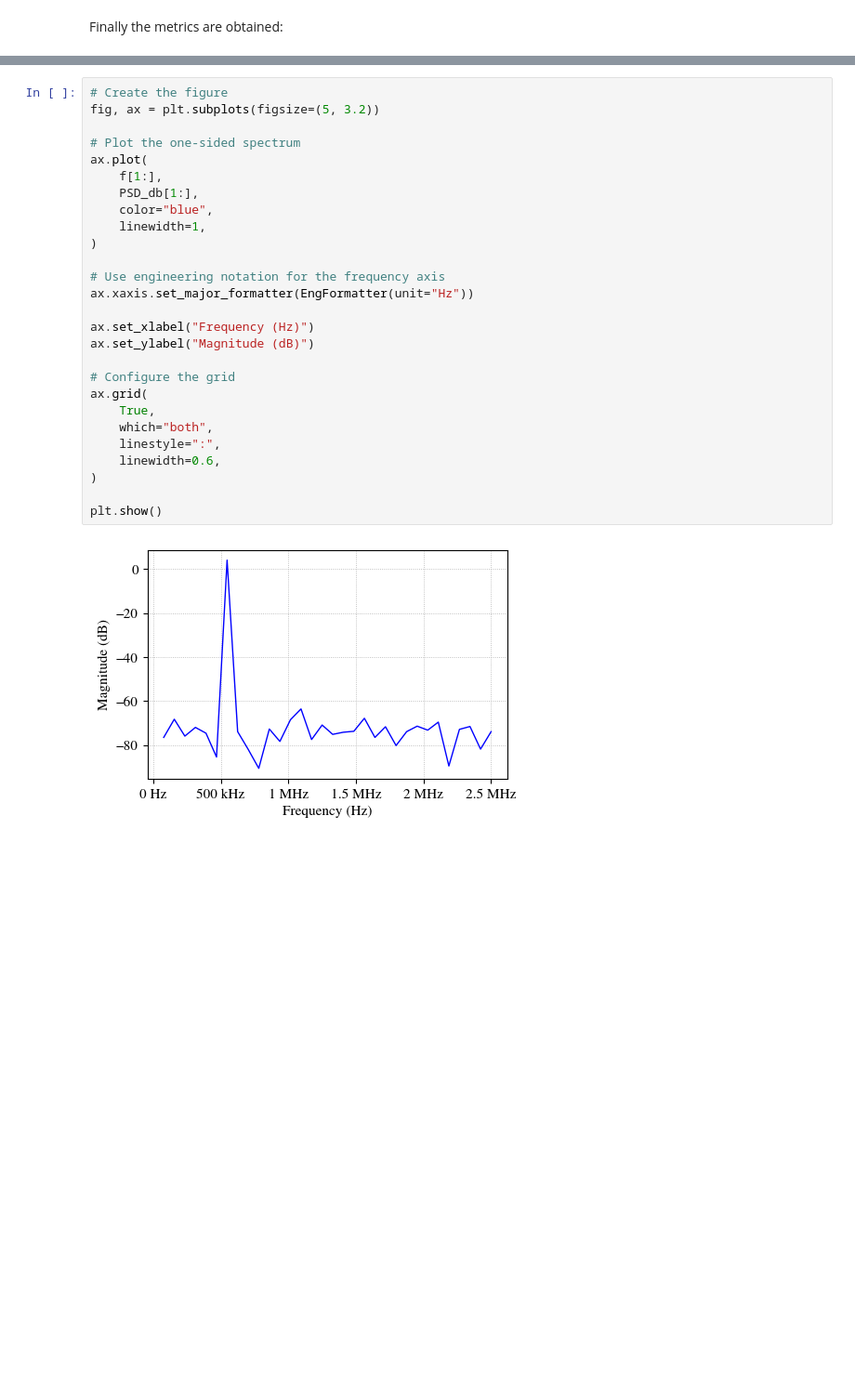
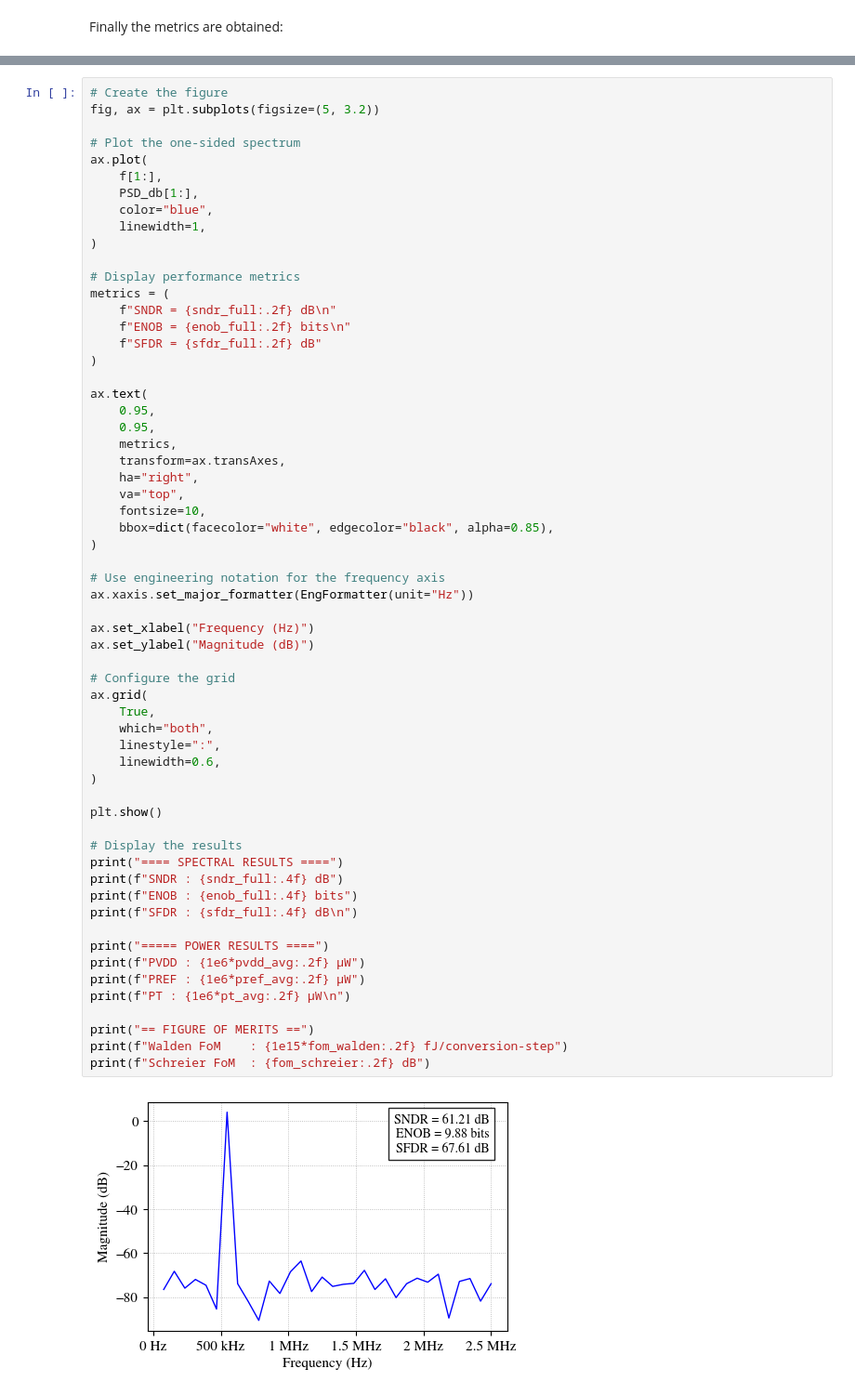
Before and after one commit to Gior-gio/Chipathon-2026-OnChipSAR, a Jupyter notebook: designs/sar_adc/top/sar_adc_10b/xschem/tb_sar_adc_10b.ipynb, the cells around one changed output, grey strips where cells are left out. Shown at 93% size. Drawn from its saved outputs; the diff is of its cells as text; blank space fills up the shorter version.

```diff
--- a/designs/sar_adc/top/sar_adc_10b/xschem/tb_sar_adc_10b.ipynb
+++ b/designs/sar_adc/top/sar_adc_10b/xschem/tb_sar_adc_10b.ipynb
@@ -514,29 +499,62 @@ The one-sided FFT computed in the previous section is displayed with the ADC met
 # %%
 # Create the figure
 fig, ax = plt.subplots(figsize=(5, 3.2))
 
 # Plot the one-sided spectrum
 ax.plot(
     f[1:],
     PSD_db[1:],
     color="blue",
     linewidth=1,
+)
+
+# Display performance metrics
+metrics = (
+    f"SNDR = {sndr_full:.2f} dB\n"
+    f"ENOB = {enob_full:.2f} bits\n"
+    f"SFDR = {sfdr_full:.2f} dB"
+)
+
+ax.text(
+    0.95,
+    0.95,
+    metrics,
+    transform=ax.transAxes,
+    ha="right",
+    va="top",
+    fontsize=10,
+    bbox=dict(facecolor="white", edgecolor="black", alpha=0.85),
 )
 
 # Use engineering notation for the frequency axis
 ax.xaxis.set_major_formatter(EngFormatter(unit="Hz"))
 
 ax.set_xlabel("Frequency (Hz)")
 ax.set_ylabel("Magnitude (dB)")
 
 # Configure the grid
 ax.grid(
     True,
     which="both",
     linestyle=":",
     linewidth=0.6,
 )
 
 plt.show()
+
+# Display the results
+print("==== SPECTRAL RESULTS ====")
+print(f"SNDR : {sndr_full:.4f} dB")
+print(f"ENOB : {enob_full:.4f} bits")
+print(f"SFDR : {sfdr_full:.4f} dB\n")
+
+print("===== POWER RESULTS ====")
+print(f"PVDD : {1e6*pvdd_avg:.2f} µW")
+print(f"PREF : {1e6*pref_avg:.2f} µW")
+print(f"PT : {1e6*pt_avg:.2f} µW\n")
+
+print("== FIGURE OF MERITS ==")
+print(f"Walden FoM    : {1e15*fom_walden:.2f} fJ/conversion-step")
+print(f"Schreier FoM  : {fom_schreier:.2f} dB")
 # %% [output]
-[figure, old version]
+[figure, new version]
```
Also changed, not shown: parts of 9 cells of this notebook, 2 other files.
